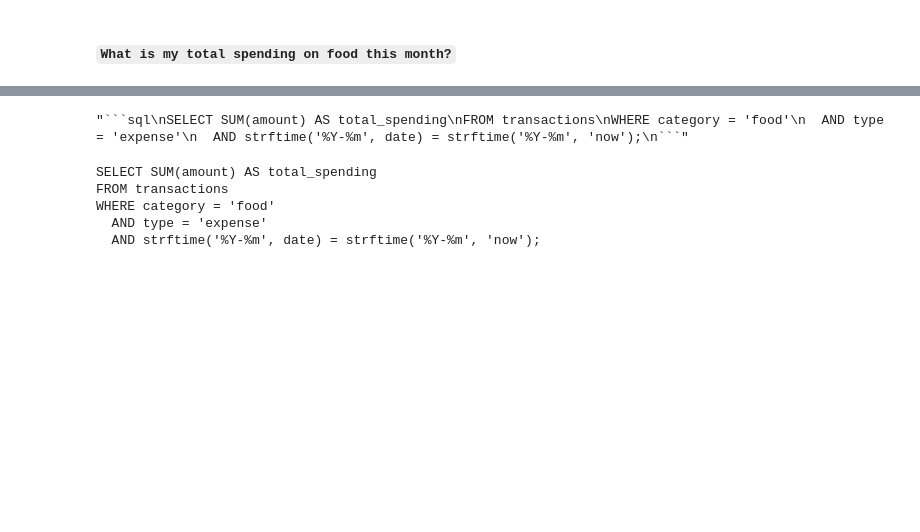
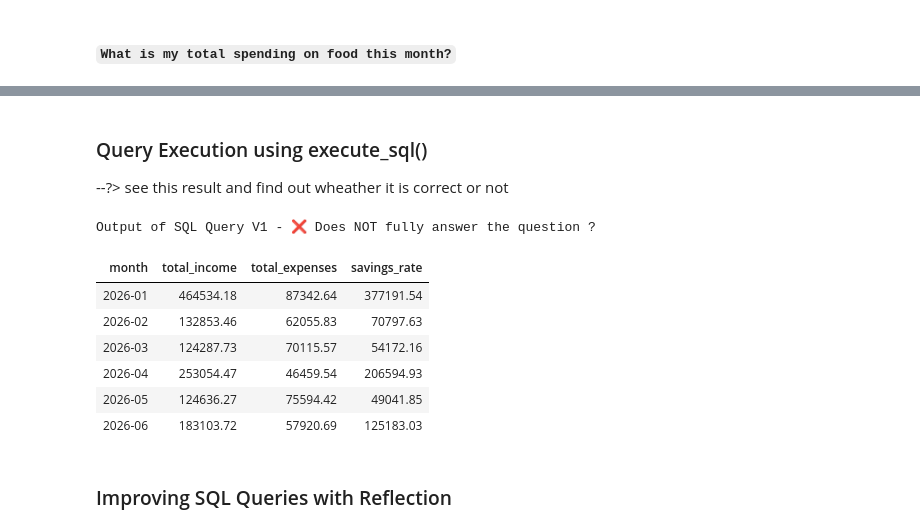
Before and after one commit to akhil1020/Agentic_Workflows, a Jupyter notebook: Personal_finance/finance.ipynb, the cells around one changed output, grey strips where cells are left out. Cells and saved outputs as stored; diff of their text form; code cells hidden in the pictures; blank space fills up the shorter version.

````diff
--- a/Personal_finance/finance.ipynb
+++ b/Personal_finance/finance.ipynb
@@ -59,21 +103,3 @@ sql_1 = response.choices[0].message.content.strip()
 print_html(sql_1, title="SQL Query V1")
 # %% [output]
 [interactive output not drawn]
-# %%
-sql_1
-# %% [output]
-"```sql\nSELECT SUM(amount) AS total_spending\nFROM transactions\nWHERE category = 'food'\n  AND type = 'expense'\n  AND strftime('%Y-%m', date) = strftime('%Y-%m', 'now');\n```"
-# %%
-import re
-
-match = re.search(r"```sql\s*(.*?)\s*```", sql_1, re.DOTALL)
-
-if match:
-    sql_query = match.group(1)
-    print(sql_query)
-# %% [output]
-SELECT SUM(amount) AS total_spending
-FROM transactions
-WHERE category = 'food'
-  AND type = 'expense'
-  AND strftime('%Y-%m', date) = strftime('%Y-%m', 'now');
@@ -89,0 +106,20 @@ conn.close()
+# %% [markdown]
+###  Query Execution using execute_sql()
+
+--?> see this result and find out wheather it is correct or not
+# %%
+from utils.utils import execute_sql
+
+result = execute_sql(sql_1,'personal_finance.db')
+print_html(result, title="Output of SQL Query V1 - ❌ Does NOT fully answer the question ?")
+# %% [output]
+Output of SQL Query V1 - ❌ Does NOT fully answer the question ?
+| month | total_income | total_expenses | savings_rate |
+| 2026-01 | 464534.18 | 87342.64 | 377191.54 |
+| 2026-02 | 132853.46 | 62055.83 | 70797.63 |
+| 2026-03 | 124287.73 | 70115.57 | 54172.16 |
+| 2026-04 | 253054.47 | 46459.54 | 206594.93 |
+| 2026-05 | 124636.27 | 75594.42 | 49041.85 |
+| 2026-06 | 183103.72 | 57920.69 | 125183.03 |
+# %% [markdown]
+### Improving SQL Queries with Reflection
````
Also changed, not shown: parts of 18 cells of this notebook, 2 other files.
